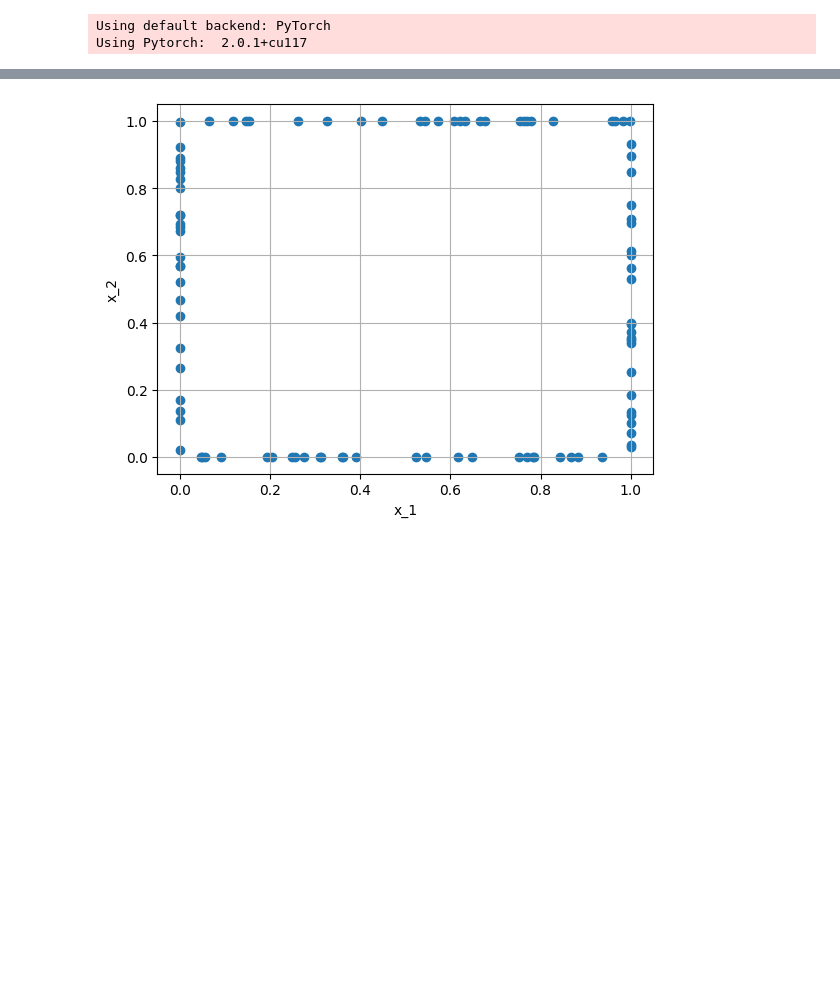
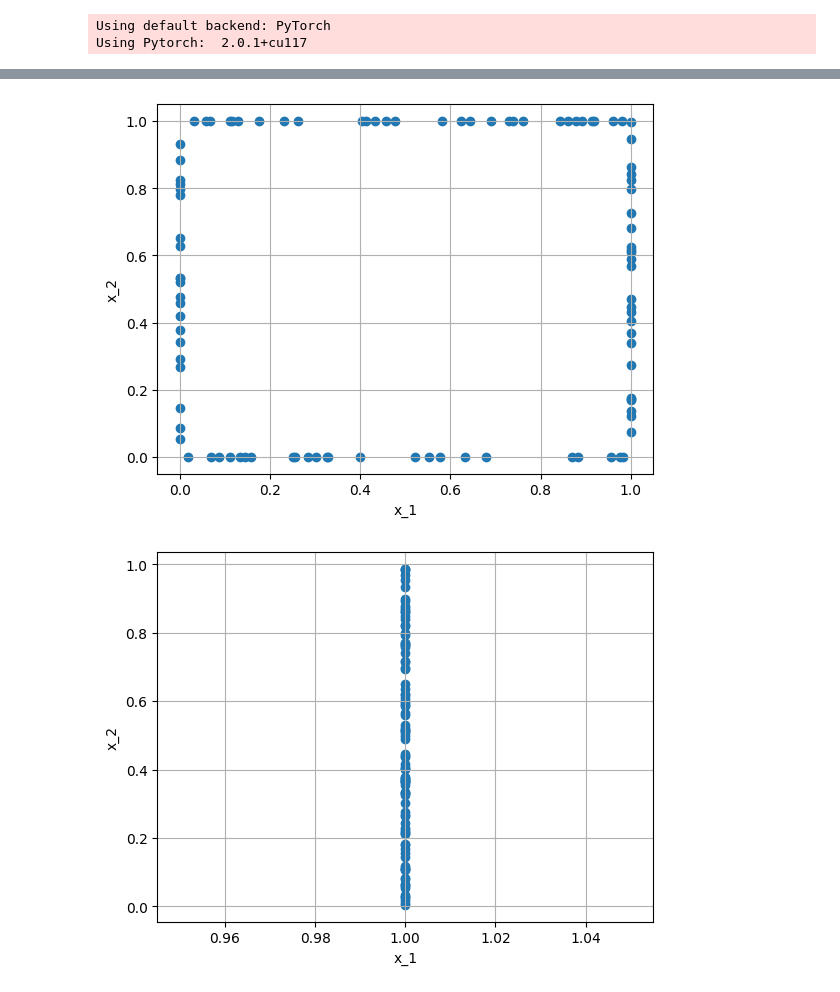
Before and after one commit to praksharma/DeepINN, a Jupyter notebook: Tutorials/2. Fully connected/1. FullyConnected.ipynb, the cells around one changed output, grey strips where cells are left out. Cells and saved outputs as stored; diff of their text form; code cells hidden in the pictures; blank space fills up the shorter version.

Commit message:
dirichlet BC with filter fn and minor refactoring

```diff
--- a/Tutorials/2. Fully connected/1. FullyConnected.ipynb
+++ b/Tutorials/2. Fully connected/1. FullyConnected.ipynb
@@ -21,9 +21,12 @@ dp.utils.scatter(X, left_boundary)
 # %%
 bc_points = dp.constraint.DirichletBC(R, "random", 100)
+bc_points_right = dp.constraint.DirichletBC(R, "random", 100, lambda x: x[:,0]==1.0)
 # %%
 dp.utils.scatter(X, bc_points.sample_points())
+dp.utils.scatter(X, bc_points_right.sample_points())
 # %% [output]
-[figure, old version]
+[figure, new version]
+[figure, added]
 # %%
 base = dp.nn.FullyConnected()
 base.forward()
```
Also changed, not shown: parts of 1 cell of this notebook, 1 other file.
